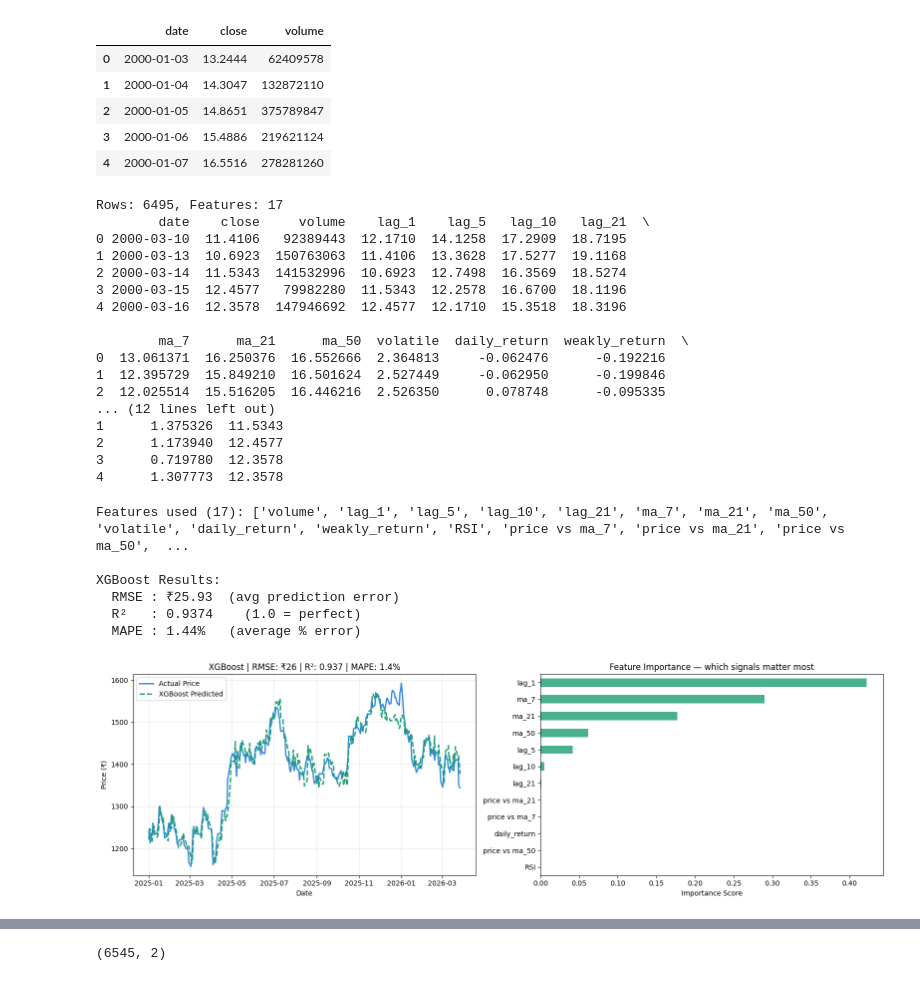
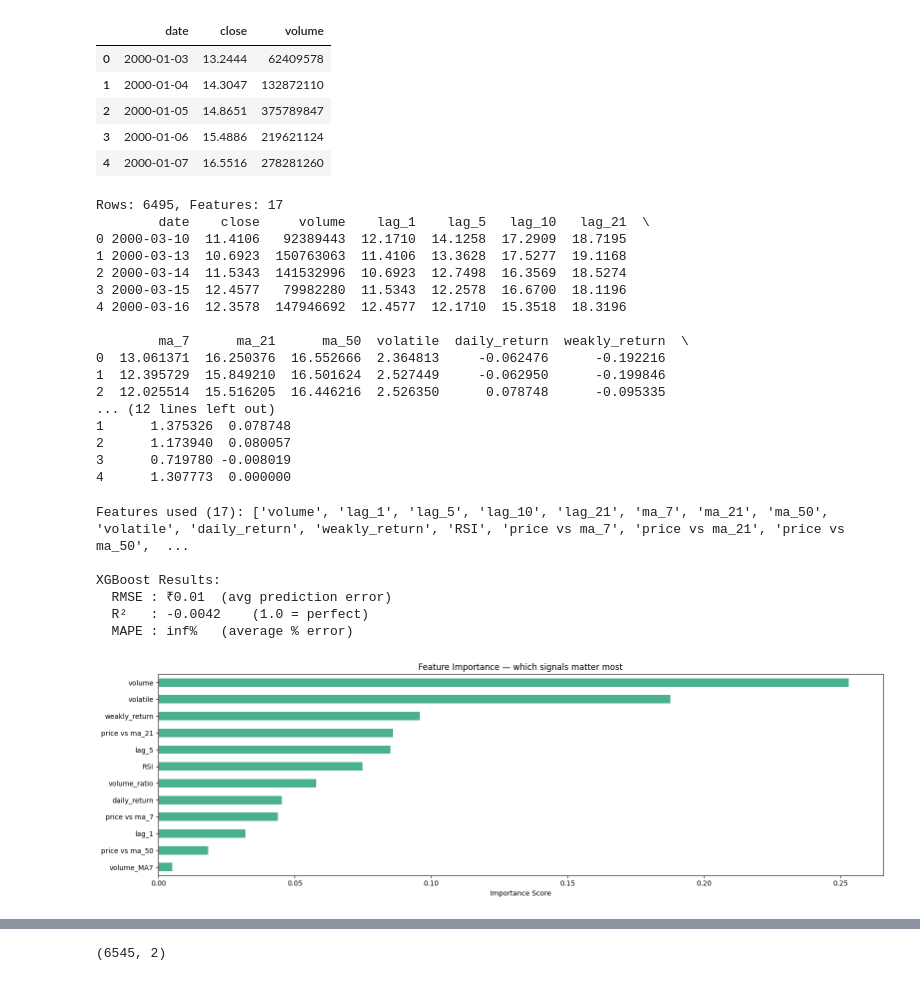
Before and after one commit to Kuldip-Lakhtariya/Reliance_stock_price_prediction, a Jupyter notebook: Reliance_price_prediction.ipynb, the cells around one changed output, grey strips where cells are left out. Drawn from its saved outputs; the diff is of its cells as text; code cells hidden in the pictures.

Commit message:
Fix: Data leakage in LSTM and XGBOost- Now give honest and realastic results

```diff
--- a/Reliance_price_prediction.ipynb
+++ b/Reliance_price_prediction.ipynb
@@ -174,15 +191,15 @@ df_model["RSI"] = 100 - (100/(1 + rs))
 
 # 6 --> price vs average moving price --> >1 up-trend , <1 down-trend
 df_model["price vs ma_7"] = df_model["close"]/(df_model["ma_7"] + 1e-9)
-df_model["price vs ma_21"] = df_model["close"]/(df_model["ma_7"] + 1e-9)
-df_model["price vs ma_50"] = df_model["close"]/(df_model["ma_7"] + 1e-9)
+df_model["price vs ma_21"] = df_model["close"]/(df_model["ma_21"] + 1e-9)
+df_model["price vs ma_50"] = df_model["close"]/(df_model["ma_50"] + 1e-9)
 
 # 7 --> volume
 df_model['volume_MA7']   = df_model['volume'].rolling(7).mean()
 df_model['volume_ratio'] = df_model['volume'] / (df_model['volume_MA7'] + 1)
 
 # 8 --> target column
-df_model['target'] = df_model['close'].shift(-1)
+df_model['target'] = df_model['close'].pct_change().shift(-1)
 
 # 9--> remove NaN rows
 df_model = df_model.dropna().reset_index(drop=True)
@@ -203,11 +220,12 @@ Rows: 6495, Features: 17
 1  12.395729  15.849210  16.501624  2.527449     -0.062950      -0.199846
 2  12.025514  15.516205  16.446216  2.526350      0.078748      -0.095335
 ... (12 lines left out)
-1      1.375326  11.5343
-2      1.173940  12.4577
-3      0.719780  12.3578
-4      1.307773  12.3578
+1      1.375326  0.078748
+2      1.173940  0.080057
+3      0.719780 -0.008019
+4      1.307773  0.000000
 # %%
+#Model building
 train = df_model[df_model['date'] <= '2024-12-31']
 test  = df_model[df_model['date'] >  '2024-12-31']
 
@@ -221,7 +239,7 @@ print(f"\nFeatures used ({len(FEATURES)}): {FEATURES}")
 X_train, y_train = train[FEATURES], train[TARGET]
 X_test,  y_test  = test[FEATURES],  test[TARGET]
 
-# ── TRAIN XGBOOST ─────────────────────────────────────────────
+# ── TRAIN XGBOOST
 from xgboost import XGBRegressor
 
 model_xgb = XGBRegressor(
@@ -235,13 +253,21 @@ model_xgb = XGBRegressor(
     verbosity        = 0
 )
 
+#Split on validationn
+val_size = int(len(X_train)*0.2)
+x_val = X_train[-val_size:]
+y_val = y_train[-val_size:]
+x_train_real = X_train[:-val_size]
+y_train_real = y_train[:-val_size]
+
+
 model_xgb.fit(
-    X_train, y_train,
-    eval_set  = [(X_test, y_test)],
+    x_train_real, y_train_real,
+    eval_set  = [(x_val, y_val)],
     verbose   = False
 )
 
-# ── EVALUATE ──────────────────────────────────────────────────
+# ── EVALUATE
 y_pred = model_xgb.predict(X_test)
 
 RMSE_XGB = np.sqrt(mean_squared_error(y_test, y_pred))
@@ -251,39 +277,30 @@ MAE_XGB = np.mean(np.abs((y_test.values - y_pred) / y_test.values)) * 100
 print(f"\nXGBoost Results:")
 print(f"  RMSE : ₹{RMSE_XGB:.2f}  (avg prediction error)")
 print(f"  R²   : {R2_XGB:.4f}    (1.0 = perfect)")
-print(f"  MAPE : {MAE_XGB:.2f}%   (average % error)")
+print(f"  MAPE : {MAE_XGB:.2f}%   (average % error)") # But ir may misleading
 # %% [output]
 Features used (17): ['volume', 'lag_1', 'lag_5', 'lag_10', 'lag_21', 'ma_7', 'ma_21', 'ma_50', 'volatile', 'daily_return', 'weakly_return', 'RSI', 'price vs ma_7', 'price vs ma_21', 'price vs ma_50',  ...
 
 XGBoost Results:
-  RMSE : ₹25.93  (avg prediction error)
-  R²   : 0.9374    (1.0 = perfect)
-  MAPE : 1.44%   (average % error)
+  RMSE : ₹0.01  (avg prediction error)
+  R²   : -0.0042    (1.0 = perfect)
+  MAPE : inf%   (average % error)
 # %%
-fig, axes = plt.subplots(1, 2, figsize=(16, 5))
+#Plotting graph
 
-# Plot 1 — actual vs predicted
-axes[0].plot(test['date'].values, y_test.values,
-             label='Actual Price',      color='#378ADD', linewidth=2)
-axes[0].plot(test['date'].values, y_pred,
-             label='XGBoost Predicted', color='#1D9E75',
-             linewidth=2, linestyle='--')
-axes[0].set_title(f'XGBoost | RMSE: ₹{RMSE_XGB:.0f} | R²: {R2_XGB:.3f} | MAPE: {MAE_XGB:.1f}%')
-axes[0].set_xlabel('Date')
-axes[0].set_ylabel('Price (₹)')
-axes[0].legend()
-axes[0].grid(alpha=0.3)
+fig, ax = plt.subplots(figsize=(16, 5))
 
 feat_imp = pd.Series(
     model_xgb.feature_importances_,
     index=FEATURES
 ).sort_values(ascending=True).tail(12)   # top 12 features
 
-feat_imp.plot(kind='barh', ax=axes[1], color='#1D9E75', alpha=0.8)
-axes[1].set_title('Feature Importance — which signals matter most')
-axes[1].set_xlabel('Importance Score')
+# plot  - Feature Importance
+feat_imp.plot(kind='barh', ax=ax, color='#1D9E75', alpha=0.8)
+ax.set_title('Feature Importance — which signals matter most')
+ax.set_xlabel('Importance Score')
 
 plt.tight_layout()
 plt.show()
 # %% [output]
-[figure, old version]
+[figure, new version]
```
Also changed, not shown: parts of 32 cells of this notebook.
